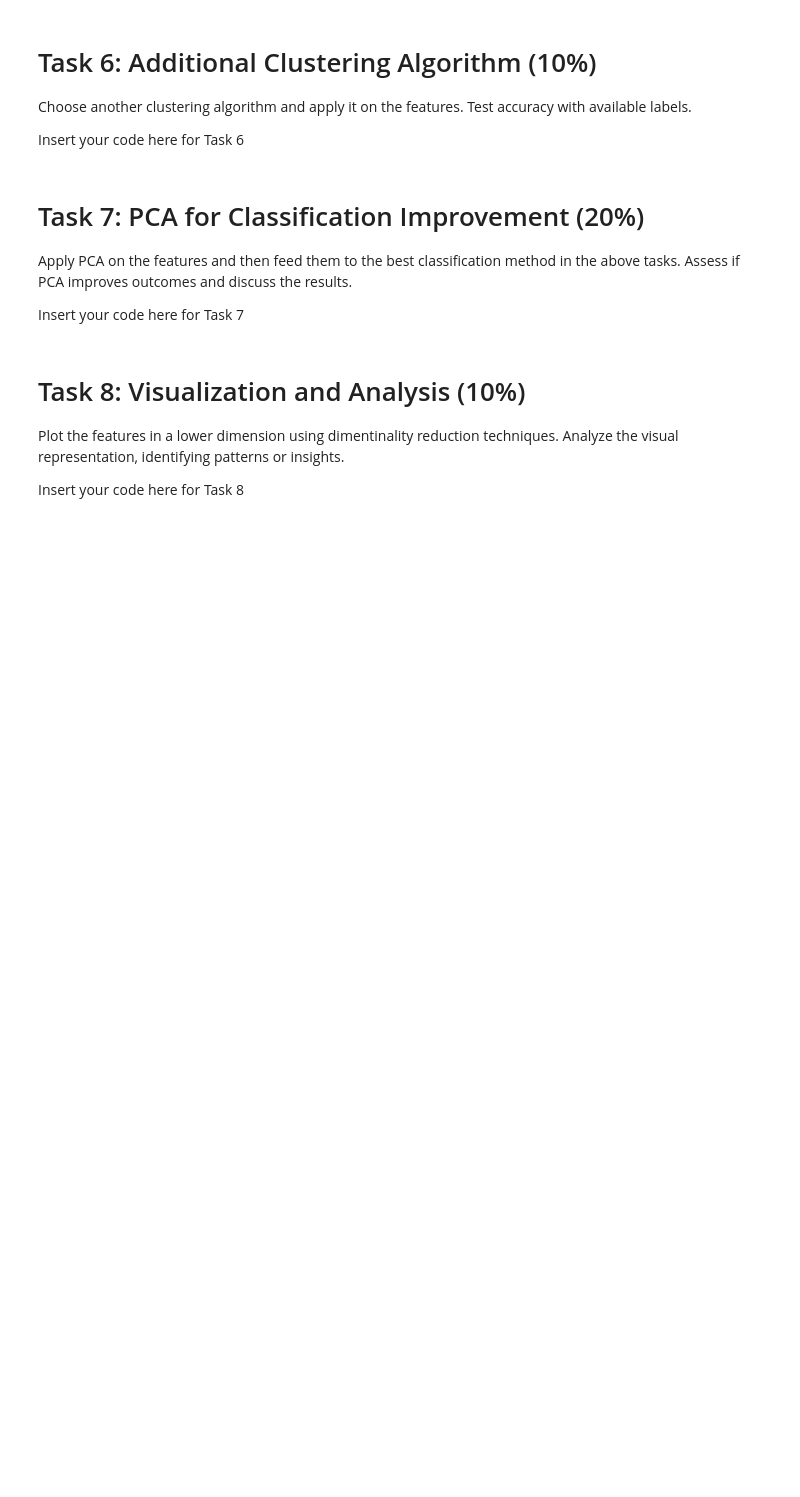
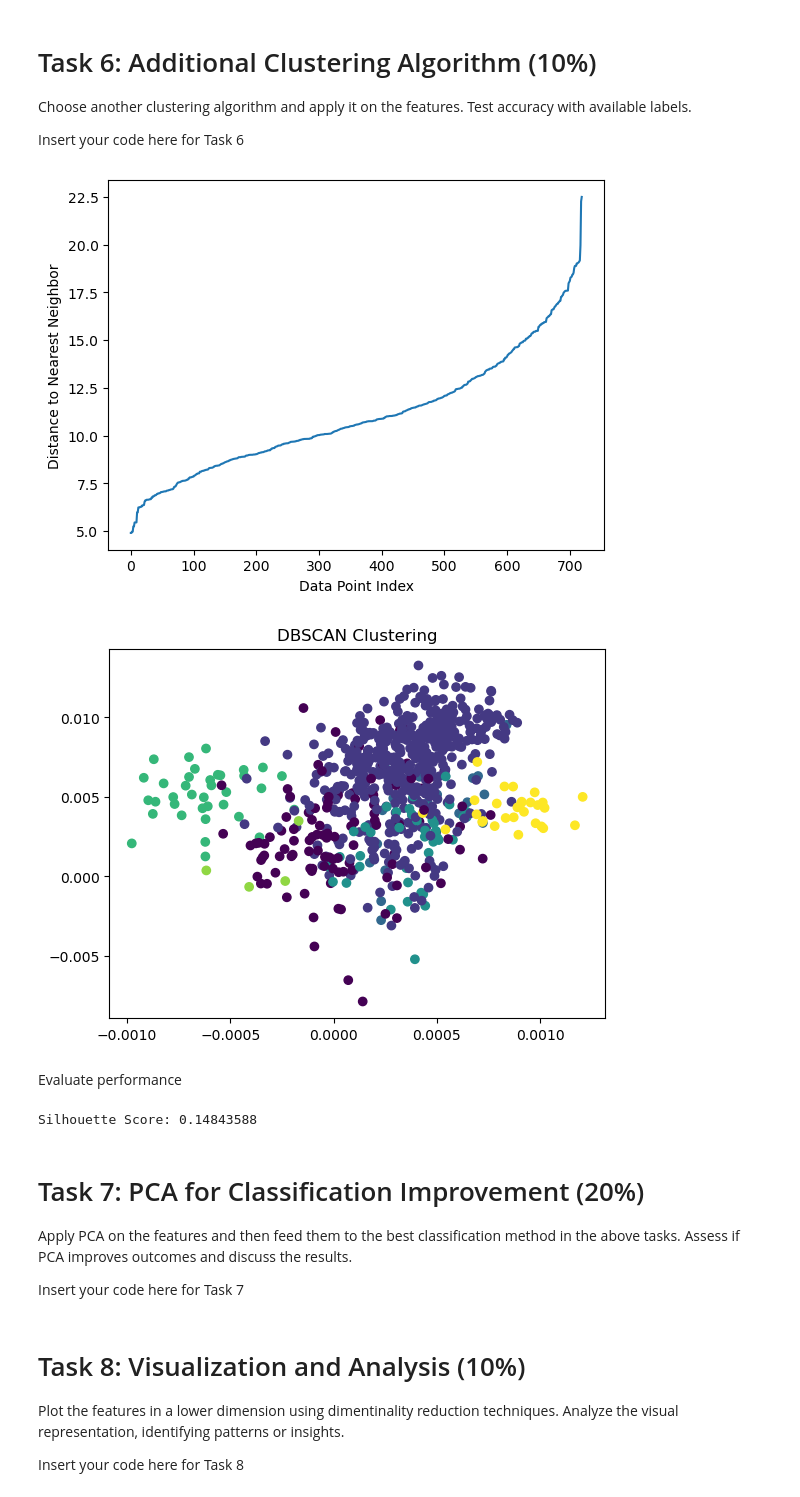
Before and after one commit to coopercole/syde522_assign1, a Jupyter notebook: Assignment1.ipynb, the cells around one changed output. Drawn from its saved outputs; the diff is of its cells as text; code cells hidden in the pictures; blank space fills up the shorter version.

```diff
--- a/Assignment1.ipynb
+++ b/Assignment1.ipynb
@@ -313,6 +317,60 @@ Choose another clustering algorithm and apply it on the features.
 Test accuracy with available labels.
 
 Insert your code here for Task 6
+# %%
+from sklearn.cluster import DBSCAN
+from sklearn.neighbors import NearestNeighbors
+import numpy as np
+import matplotlib.pyplot as plt
+
+# # plot the training data
+# plt.scatter(train_feature_vectors[:, 0], train_feature_vectors[:, 1])
+# plt.show()
+
+# # Create a NearestNeighbors object
+neigh = NearestNeighbors(n_neighbors=2)
+nbrs = neigh.fit(train_feature_vectors)
+distances, indices = nbrs.kneighbors(train_feature_vectors)
+# Sort the distances to the kth nearest neighbor
+distances = np.sort(distances, axis=0)
+distances = distances[:,1]
+# Plot the distances to select a value for eps
+plt.xlabel('Data Point Index')
+plt.ylabel('Distance to Nearest Neighbor')
+plt.plot(distances)
+plt.show()
+
+# Create a DBSCAN object
+dbscan = DBSCAN(eps=15, min_samples=4)
+# Fit the DBSCAN model to the feature vectors
+dbscan.fit(train_feature_vectors)
+# Get the cluster labels for each data point
+train_dbscan_labels = dbscan.labels_
+
+# # Print the cluster labels
+# print(train_dbscan_labels)
+
+# Plot the clusters
+plt.scatter(train_feature_vectors[:, 0], train_feature_vectors[:, 1], c=train_dbscan_labels, cmap='viridis')
+plt.title('DBSCAN Clustering')
+# Display the plot
+
+plt.show()
+# %% [output]
+[figure, added]
+[figure, added]
+# %% [markdown]
+Evaluate performance
+# %%
+from sklearn.metrics import silhouette_score
+
+# Calculate the silhouette score
+silhouette_avg = silhouette_score(train_feature_vectors, train_dbscan_labels)
+
+# Print the silhouette score
+print("Silhouette Score:", silhouette_avg)
+# %% [output]
+Silhouette Score: 0.14843588
 # %% [markdown]
 # Task 7: PCA for Classification Improvement (20%)
 Apply PCA on the features and then feed them to the best classification method in the above tasks.
```
Also changed, not shown: parts of 1 cell of this notebook.
